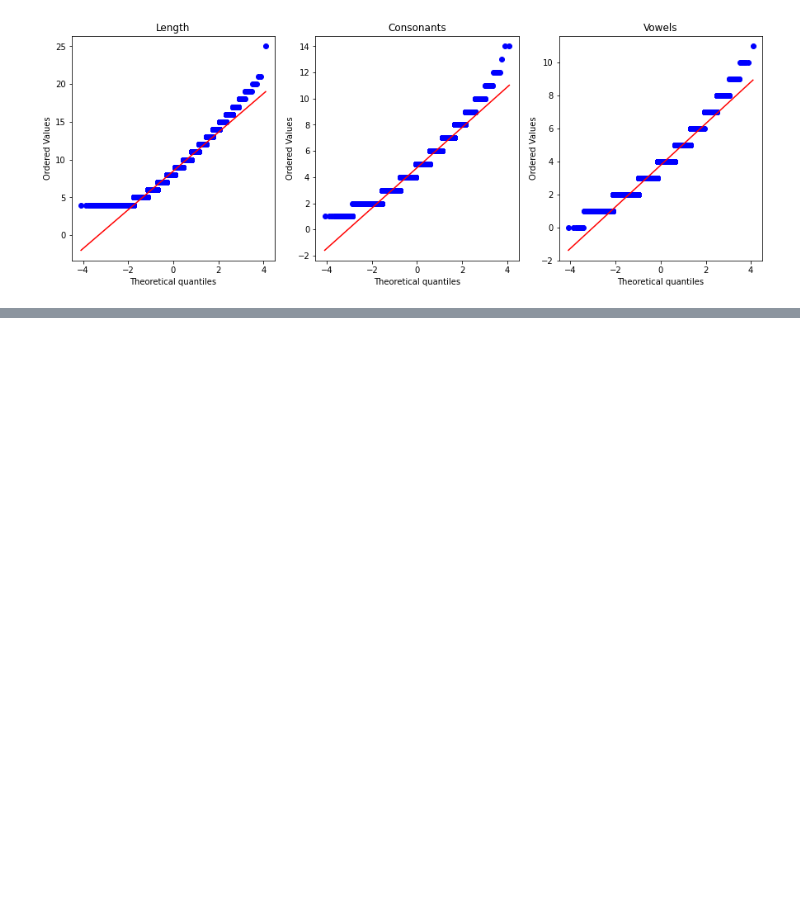
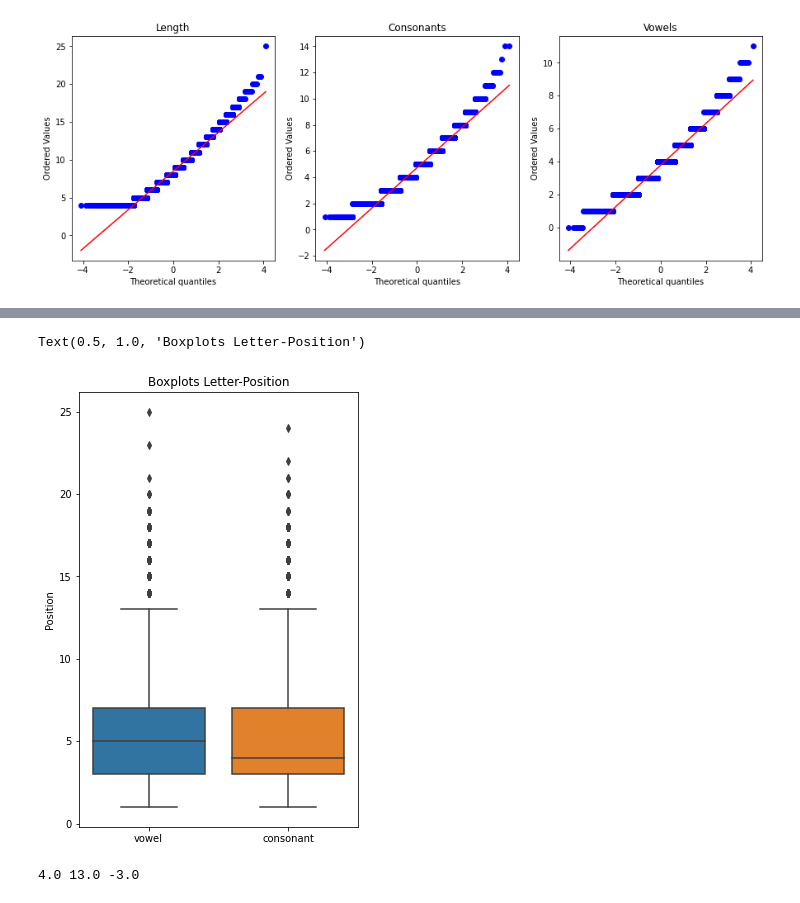
Before and after one commit to valenrami5/__valen__, a Jupyter notebook: hypothesis_testing.ipynb, the cells around one changed output, grey strips where cells are left out. Drawn from its saved outputs; the diff is of its cells as text; code cells hidden in the pictures; blank space fills up the shorter version.

```diff
--- a/hypothesis_testing.ipynb
+++ b/hypothesis_testing.ipynb
@@ -155,0 +154,16 @@ df_position_consonants = df_letters_position[(df_letters_position['Letter'] !='a
+# %%
+#Boxplots of letter position
+plt.figure(figsize=(5, 8))
+g=sns.boxplot(x="Letter Cat", y="Position", data=df_letters_position)
+_=plt.ylabel('Position')
+_=plt.xlabel('')
+plt.title("Boxplots Letter-Position")
+#g.set_yticks(range(25))
+# set the labels
+
+#g.set_yticklabels(list(range(1, 25, 2)))
+#plt.savefig('blox_plot_letter_position.png')
+#g.set(ylim=(1, 36))
+# %% [output]
+Text(0.5, 1.0, 'Boxplots Letter-Position')
+[figure, added]
@@ -155,0 +173,17 @@ df_position_consonants = df_letters_position[(df_letters_position['Letter'] !='a
+# %%
+# finding the 1st quartile
+q1 = np.quantile(vows_pos, 0.25)
+
+# finding the 3rd quartile
+q3 = np.quantile(vows_pos, 0.75)
+med = np.median(vows_pos)
+
+# finding the iqr region
+iqr = q3-q1
+
+# finding upper and lower whiskers
+upper_bound = q3+(1.5*iqr)
+lower_bound = q1-(1.5*iqr)
+print(iqr, upper_bound, lower_bound)
+# %% [output]
+4.0 13.0 -3.0
```
Also changed, not shown: parts of 41 cells of this notebook, 4 other files.
